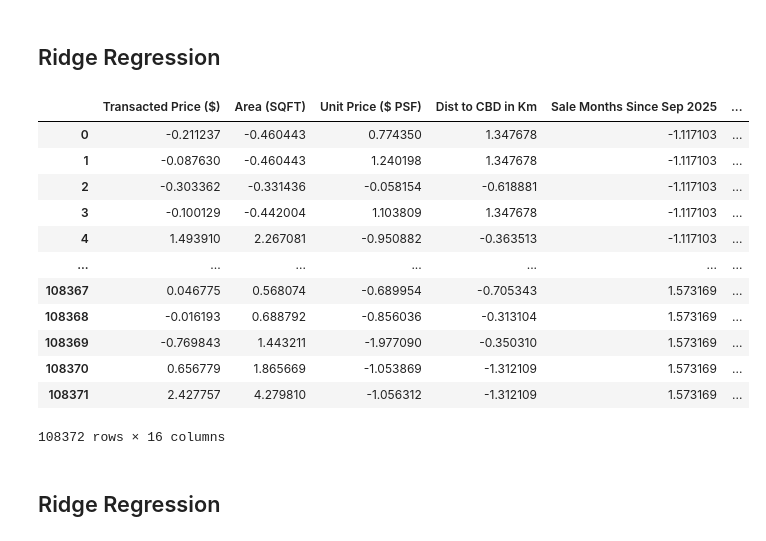
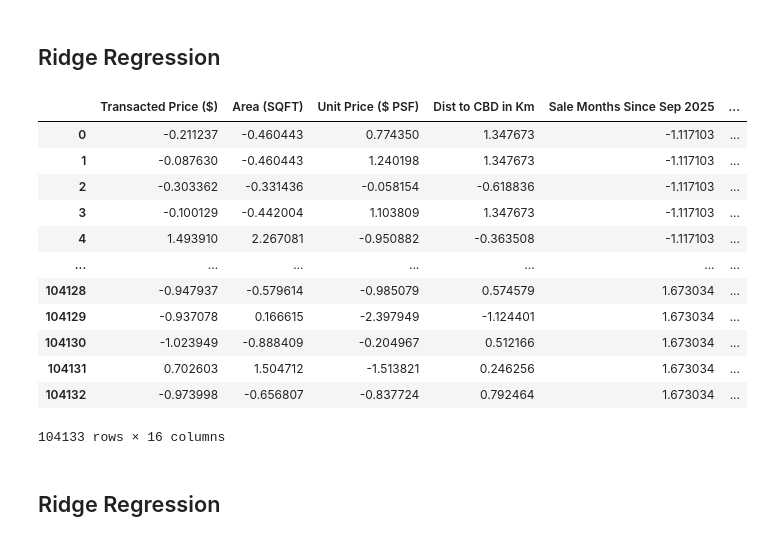
Before and after one commit to angelinemarcelle/COMP3522_Singapore_Private_Residential_Properties_Price_Analysis, a Jupyter notebook: notebooks/modeling.ipynb, the cells around one changed output. Cells and saved outputs as stored; diff of their text form; code cells hidden in the pictures.

Commit message:
ridge modelling

```diff
--- a/notebooks/modeling.ipynb
+++ b/notebooks/modeling.ipynb
@@ -3,5 +19,3 @@
-# %% [markdown]
-## Ridge Regression
 # %%
 import pandas as pd
 import numpy as np
@@ -14,22 +28,25 @@ from sklearn.model_selection import cross_val_score
 from statsmodels.stats.outliers_influence import variance_inflation_factor
 import warnings
 warnings.filterwarnings('ignore')
+# %% [markdown]
+## Ridge Regression
 # %%
+df = pd.read_csv('../datasets/normalized_data/combined_normalized.csv')
 df
 # %% [output]
 |  | Transacted Price ($) | Area (SQFT) | Unit Price ($ PSF) | Dist to CBD in Km | Sale Months Since Sep 2025 | ... |
-| 0 | -0.211237 | -0.460443 | 0.774350 | 1.347678 | -1.117103 | ... |
-| 1 | -0.087630 | -0.460443 | 1.240198 | 1.347678 | -1.117103 | ... |
-| 2 | -0.303362 | -0.331436 | -0.058154 | -0.618881 | -1.117103 | ... |
-| 3 | -0.100129 | -0.442004 | 1.103809 | 1.347678 | -1.117103 | ... |
-| 4 | 1.493910 | 2.267081 | -0.950882 | -0.363513 | -1.117103 | ... |
+| 0 | -0.211237 | -0.460443 | 0.774350 | 1.347673 | -1.117103 | ... |
+| 1 | -0.087630 | -0.460443 | 1.240198 | 1.347673 | -1.117103 | ... |
+| 2 | -0.303362 | -0.331436 | -0.058154 | -0.618836 | -1.117103 | ... |
+| 3 | -0.100129 | -0.442004 | 1.103809 | 1.347673 | -1.117103 | ... |
+| 4 | 1.493910 | 2.267081 | -0.950882 | -0.363508 | -1.117103 | ... |
 | ... | ... | ... | ... | ... | ... | ... |
-| 108367 | 0.046775 | 0.568074 | -0.689954 | -0.705343 | 1.573169 | ... |
-| 108368 | -0.016193 | 0.688792 | -0.856036 | -0.313104 | 1.573169 | ... |
-| 108369 | -0.769843 | 1.443211 | -1.977090 | -0.350310 | 1.573169 | ... |
-| 108370 | 0.656779 | 1.865669 | -1.053869 | -1.312109 | 1.573169 | ... |
-| 108371 | 2.427757 | 4.279810 | -1.056312 | -1.312109 | 1.573169 | ... |
+| 104128 | -0.947937 | -0.579614 | -0.985079 | 0.574579 | 1.673034 | ... |
+| 104129 | -0.937078 | 0.166615 | -2.397949 | -1.124401 | 1.673034 | ... |
+| 104130 | -1.023949 | -0.888409 | -0.204967 | 0.512166 | 1.673034 | ... |
+| 104131 | 0.702603 | 1.504712 | -1.513821 | 0.246256 | 1.673034 | ... |
+| 104132 | -0.973998 | -0.656807 | -0.837724 | 0.792464 | 1.673034 | ... |
-108372 rows × 16 columns
+104133 rows × 16 columns
 # %% [markdown]
 ## Ridge Regression
 # %%
```
Also changed, not shown: parts of 6 cells of this notebook, 31 other files.
